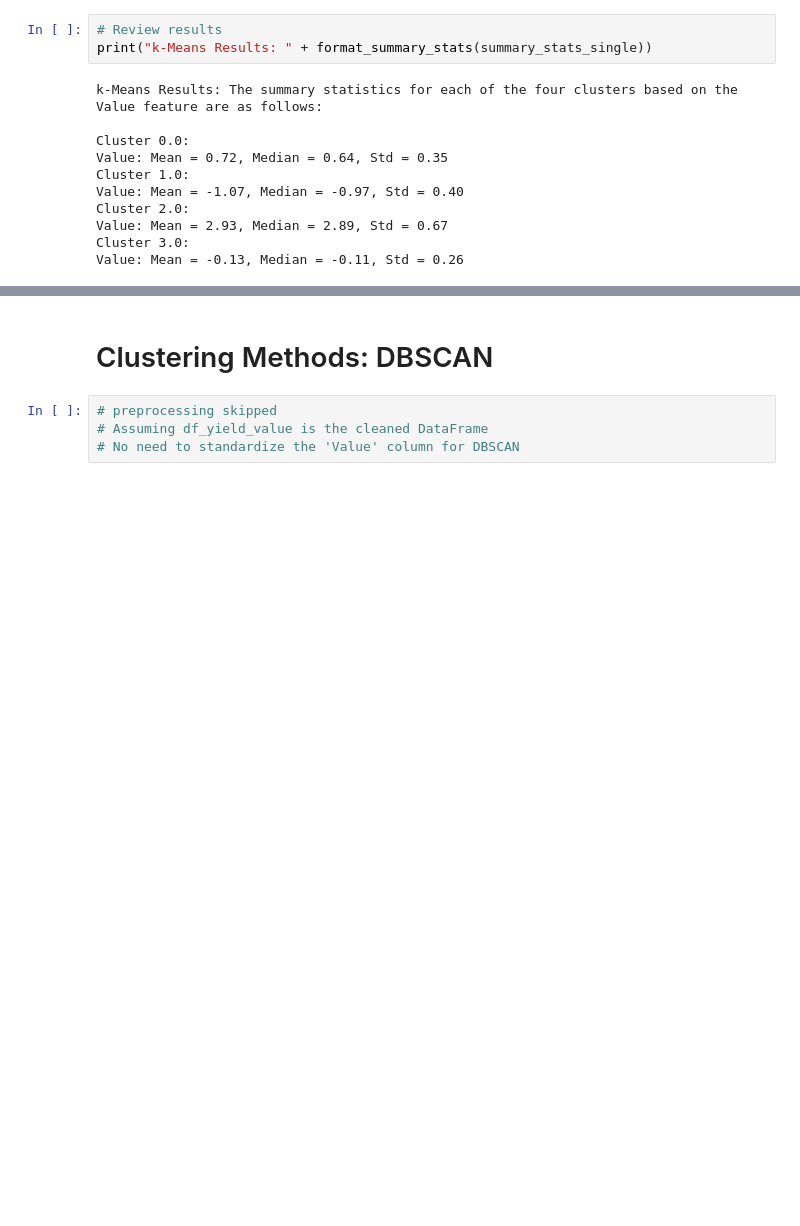
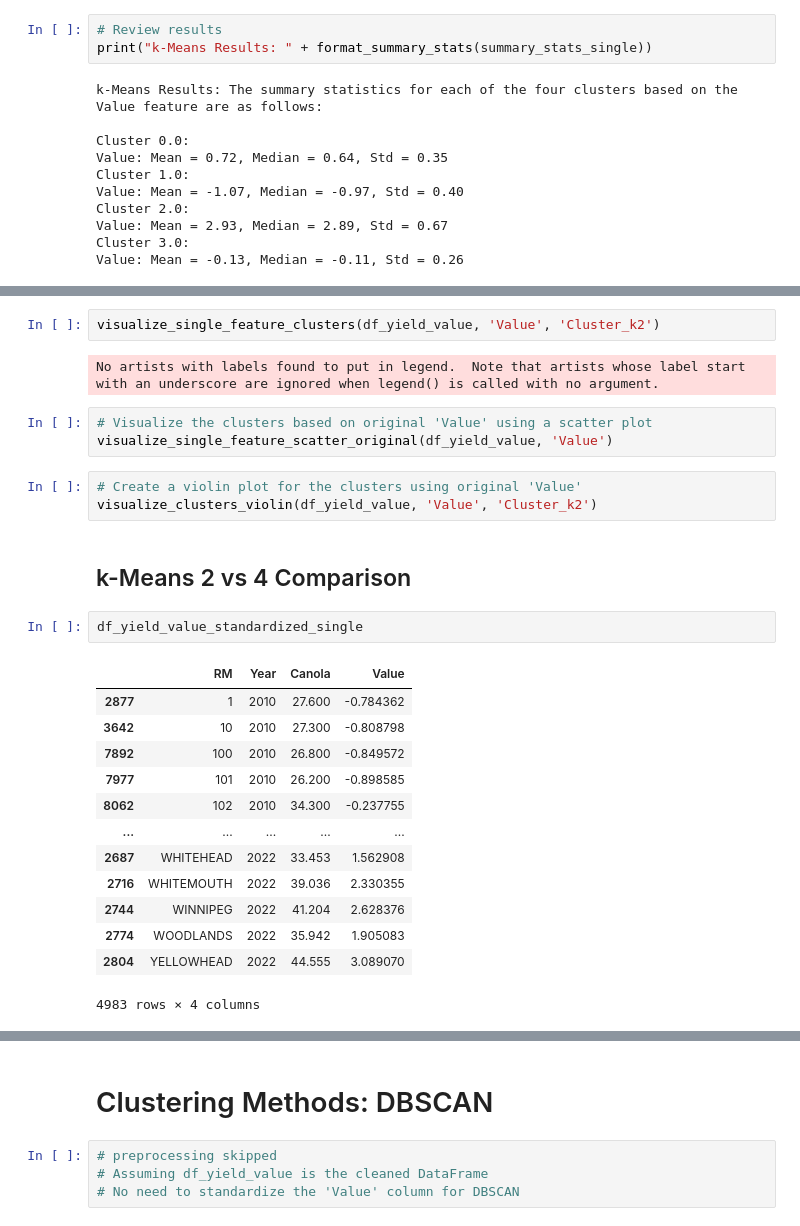
Before and after one commit to cboyda/AgTech, a Jupyter notebook: Assignments/CapstoneAssignment_CropAnalysis.ipynb, the cells around one changed output, grey strips where cells are left out. Cells and saved outputs as stored; diff of their text form; blank space fills up the shorter version.

```diff
--- a/Assignments/CapstoneAssignment_CropAnalysis.ipynb
+++ b/Assignments/CapstoneAssignment_CropAnalysis.ipynb
@@ -2167,0 +2488,28 @@ Value: Mean = -0.13, Median = -0.11, Std = 0.26
+# %%
+visualize_single_feature_clusters(df_yield_value, 'Value', 'Cluster_k2')
+# %% [output]
+No artists with labels found to put in legend.  Note that artists whose label start with an underscore are ignored when legend() is called with no argument.
+# %%
+# Visualize the clusters based on original 'Value' using a scatter plot
+visualize_single_feature_scatter_original(df_yield_value, 'Value')
+# %%
+# Create a violin plot for the clusters using original 'Value'
+visualize_clusters_violin(df_yield_value, 'Value', 'Cluster_k2')
+# %% [markdown]
+## k-Means 2 vs 4 Comparison
+# %%
+df_yield_value_standardized_single
+# %% [output]
+|  | RM | Year | Canola | Value |
+| 2877 | 1 | 2010 | 27.600 | -0.784362 |
+| 3642 | 10 | 2010 | 27.300 | -0.808798 |
+| 7892 | 100 | 2010 | 26.800 | -0.849572 |
+| 7977 | 101 | 2010 | 26.200 | -0.898585 |
+| 8062 | 102 | 2010 | 34.300 | -0.237755 |
+| ... | ... | ... | ... | ... |
+| 2687 | WHITEHEAD | 2022 | 33.453 | 1.562908 |
+| 2716 | WHITEMOUTH | 2022 | 39.036 | 2.330355 |
+| 2744 | WINNIPEG | 2022 | 41.204 | 2.628376 |
+| 2774 | WOODLANDS | 2022 | 35.942 | 1.905083 |
+| 2804 | YELLOWHEAD | 2022 | 44.555 | 3.089070 |
+4983 rows × 4 columns
```
Also changed, not shown: parts of 67 cells of this notebook, 4 other files.
